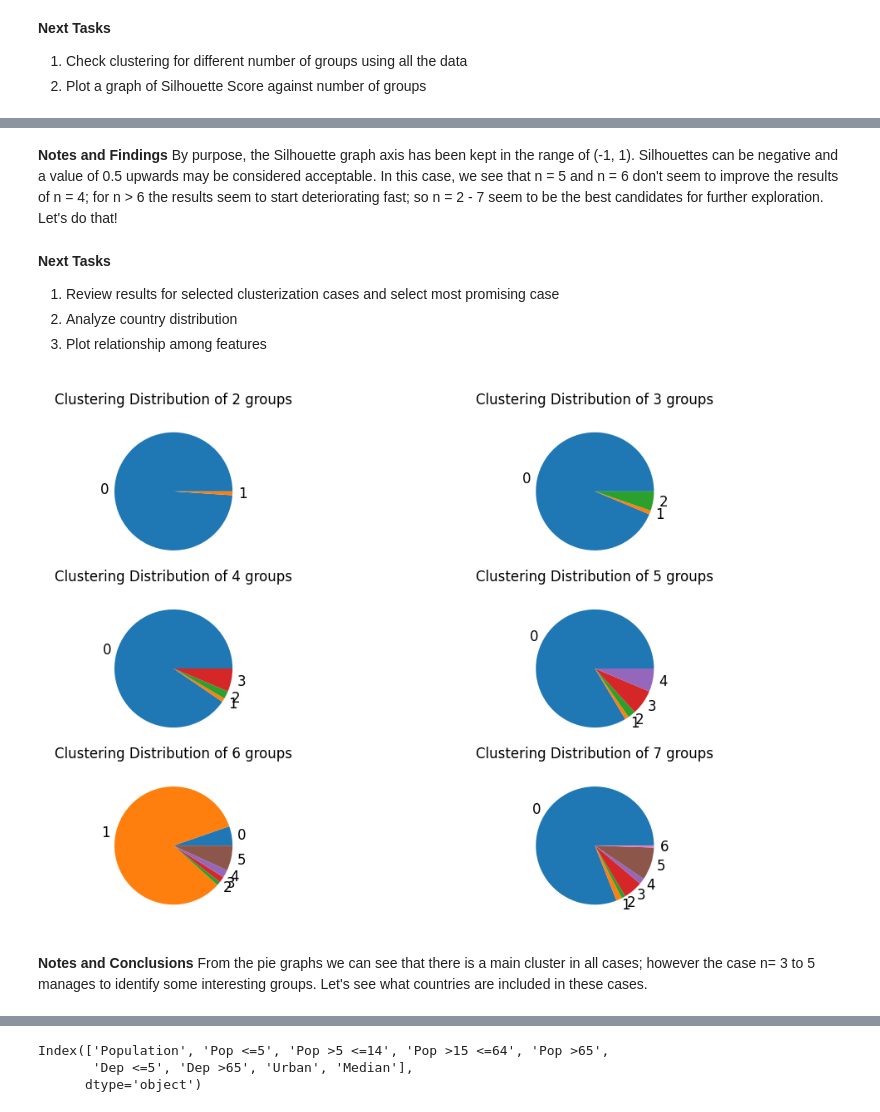
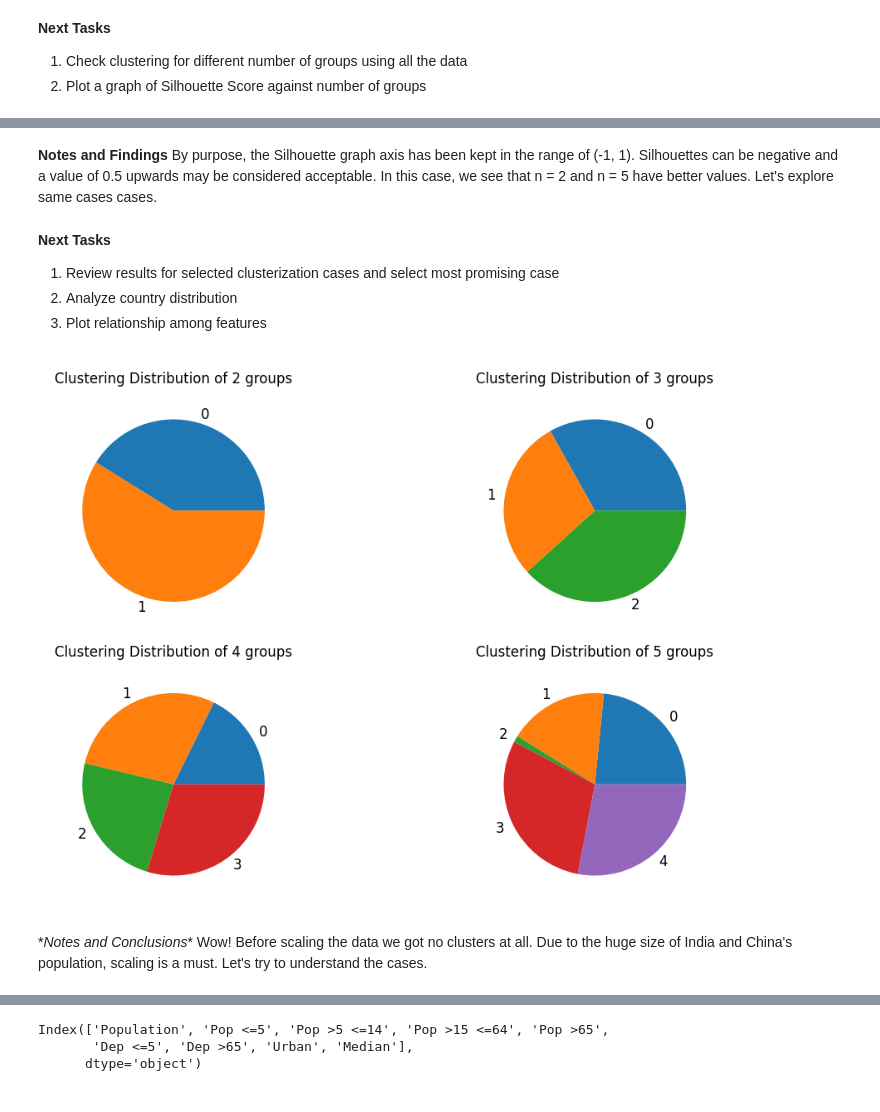
Before and after one commit to fernandoGitHub/ML_Projects, a Jupyter notebook: UNDP_Demographics_Data/UNDP_Demographics_Data_Analysis-Part_03.ipynb, the cells around one changed output, grey strips where cells are left out. Drawn from its saved outputs; the diff is of its cells as text; code cells hidden in the pictures.

```diff
--- a/UNDP_Demographics_Data/UNDP_Demographics_Data_Analysis-Part_03.ipynb
+++ b/UNDP_Demographics_Data/UNDP_Demographics_Data_Analysis-Part_03.ipynb
@@ -145,3 +145,4 @@ def slice_data_frame_by_year(df, year):
 # %%
 # 2. Extract the statistics of 2019 in a new dataframe and save a copy
 df_2019 = slice_data_frame_by_year(df_raw, '2019')
+df_2019.name = 'df_2019'
@@ -204,16 +203,19 @@ df_2019
 def transform_dataframe(df):
 
   df['Population'] = df['2019-Total_Population']
-  df['Pop <=5'] = np.round(df['2019-Population_under_age_5'] / df['2019-Total_Population'], 2)
-  df['Pop >15 <=64'] = np.round(df['2019-Population_ages_15_64'] / df['2019-Total_Population'], 2)
-  df['Pop >65'] = np.round(df['2019-Population _ages_65 _and _older'] / df['2019-Total_Population'], 2)
-  df['Pop >5 <=14'] = np.round(1 - (df['Pop <=5'] + df['Pop >15 <=64'] + df['Pop >65']), 2)
+  df['Pop <=5'] = np.round(df['2019-Population_under_age_5'] / df['2019-Total_Population'], 3)
+  df['Pop >15 <=64'] = np.round(df['2019-Population_ages_15_64'] / df['2019-Total_Population'], 3)
+  df['Pop >65'] = np.round(df['2019-Population _ages_65 _and _older'] / df['2019-Total_Population'], 3)
+  df['Pop >5 <=14'] = np.round(1 - (df['Pop <=5'] + df['Pop >15 <=64'] + df['Pop >65']), 3)
 
-  df['Dep <=5'] = df['2019-Young_age_dependency_ratio']
-  df['Dep >65'] = df['2019-Old_age_dependency_ratio']
+  df['Dep <=5'] = np.round(df['2019-Young_age_dependency_ratio']/100, 3)
+  df['Dep >65'] = np.round(df['2019-Old_age_dependency_ratio']/100, 3)
 
-  df['Urban'] = np.round(df['2019-Urban_Population'], 2)
-  df['Median'] = np.round(df['2019-Median_age'], 2)
+  df['Urban'] = np.round(df['2019-Urban_Population']/100, 3)
+  df['Median'] = np.round(df['2019-Median_age'] / max(df['2019-Median_age']), 3)
+
+  df['Population'] = np.round(df['Population'] / max(df['Population']), 3)
+  # All the values will be normalized from 0 to 1 to avoid feature bias
 
   tf_columns = ['Population', 'Pop <=5', 'Pop >5 <=14', 'Pop >15 <=64', 'Pop >65', 'Dep <=5', 'Dep >65', 'Urban', 'Median']
   df_tf = pd.DataFrame(index=df.index, columns=tf_columns, data=df[tf_columns])
@@ -227,7 +229,17 @@ def transform_dataframe(df):
 df_2019 = transform_dataframe(df_2019)
 # %%
 # 4. Review dataframe info and save to file
-df_2019.info()
-df_2019.head()
-df_2019.describe().transpose()
+df_2019.name = 'df_2019'
+df = df_2019
+
+printmd(string=f'**Displaying DataFrame Information for {df.name}**', color='blue')
+print('\n')
+df.info()
+print('\n\n')
+df.head()
+print('\n\n')
+df.describe().transpose()
+print('\n')
+print (100*'-')
+print('\n')
 # %% [output]
@@ -319,8 +333,8 @@ plt.ylim(-1, 1);
 # %% [markdown]
 **Notes and Findings**
 By purpose, the Silhouette graph axis has been kept in the range of (-1, 1). Silhouettes can be negative and a value of 0.5 upwards may be considered acceptable.
-In this case, we see that n = 5 and n = 6 don't seem to improve the results of n = 4; for n > 6 the results seem to start deteriorating fast; so n = 2 - 7 seem to be the best candidates for further exploration.
-Let's do that!
+In this case, we see that n = 2 and n = 5 have better values.
+Let's explore same cases cases.
 # %% [markdown]
 **Next Tasks**
 1.   Review results for selected clusterization cases and select most promising case
@@ -329,25 +343,26 @@ Let's do that!
 # %%
 # 1 - Review results for selected clusterization cases and select most promising case
 from IPython.display import clear_output
 
-fig, axes = plt.subplots(nrows=3, ncols=2, figsize=(6,4),dpi=200);
+# Let's add n = 4 & n = 5 to make it more interesting
+fig, axes = plt.subplots(nrows=2, ncols=2, figsize=(6,4),dpi=200);
 
-for n in range (2, 7+1):
+for n in range (2, 5+1):
   values = results[n]
   labels = values['labels']
   unique, counts = np.unique(labels, return_counts=True)
 
   i = int((n-2)/2)
   j = (n-2)%2
   axes[i][j].pie(counts, labels = unique, textprops={'fontsize': 6});
   axes[i][j].set_title(f'Clustering Distribution of {n} groups', fontsize=6);
 
 clear_output(wait=True)
 # %% [output]
-[figure, old version]
+[figure, new version]
-# %% [markdown]
-**Notes and Conclusions**
-From the pie graphs we can see that there is a main cluster in all cases; however the case n= 3 to 5 manages to identify some interesting groups.
-Let's see what countries are included in these cases.
+# %% [markdown]
+\**Notes and Conclusions**
+Wow! Before scaling the data we got no clusters at all. Due to the huge size of India and China's population, scaling is a must.
+Let's try to understand the cases.
 # %%
 # 2 - Analyze country distribution
```
Also changed, not shown: parts of 18 cells of this notebook.
